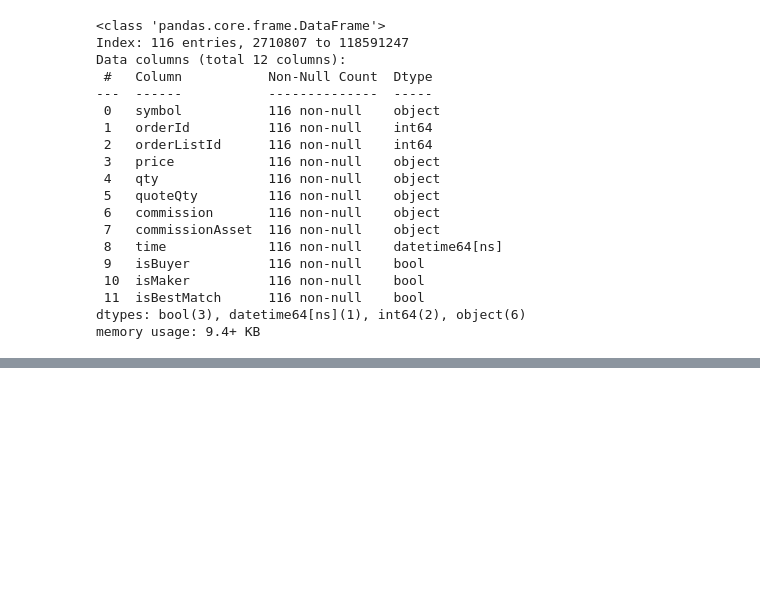
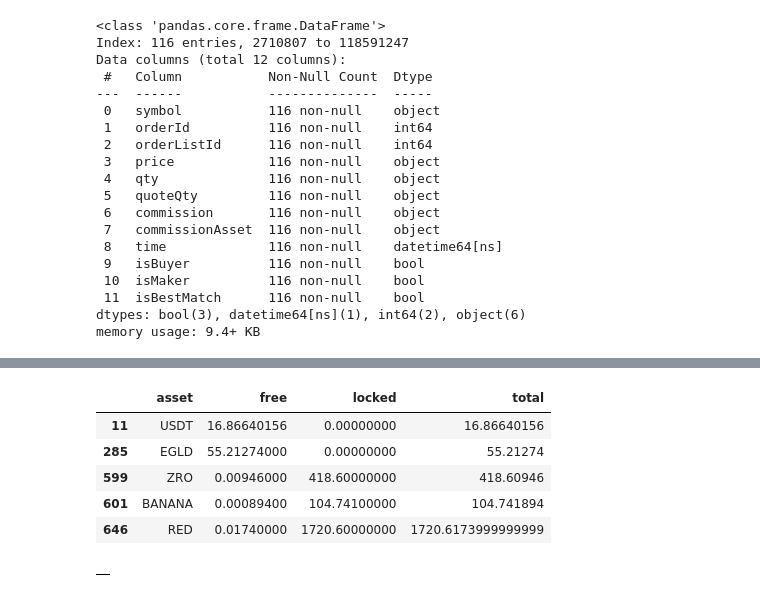
Before and after one commit to enchance/tktor, a Jupyter notebook: dev/scripts/binance.ipynb, the cells around one changed output, grey strips where cells are left out. Cells and saved outputs as stored; diff of their text form; code cells hidden in the pictures; blank space fills up the shorter version.

```diff
--- a/dev/scripts/binance1.ipynb
+++ b/dev/scripts/binance.ipynb
@@ -397,0 +471,18 @@ int
+# %%
+# freedf = baldf[baldf['free'].astype(float) > 1]
+baldf['total'] = (baldf['free'].astype(float) + baldf['locked'].astype(float)).astype(str)
+# baldf
+baldf[(baldf['free'].astype(float) > 1) | (baldf['locked'].astype(float) > 1)]
+# freedf
+# %% [output]
+|  | asset | free | locked | total |
+| 11 | USDT | 16.86640156 | 0.00000000 | 16.86640156 |
+| 285 | EGLD | 55.21274000 | 0.00000000 | 55.21274 |
+| 599 | ZRO | 0.00946000 | 418.60000000 | 418.60946 |
+| 601 | BANANA | 0.00089400 | 104.74100000 | 104.741894 |
+| 646 | RED | 0.01740000 | 1720.60000000 | 1720.6173999999999 |
+# %%
+openordersdf = pd.DataFrame(await client.get_open_orders(symbol='EGLDUSDT'))
+openordersdf
+# %% [output]
+|  |
```
Also changed, not shown: parts of 8 cells of this notebook.
